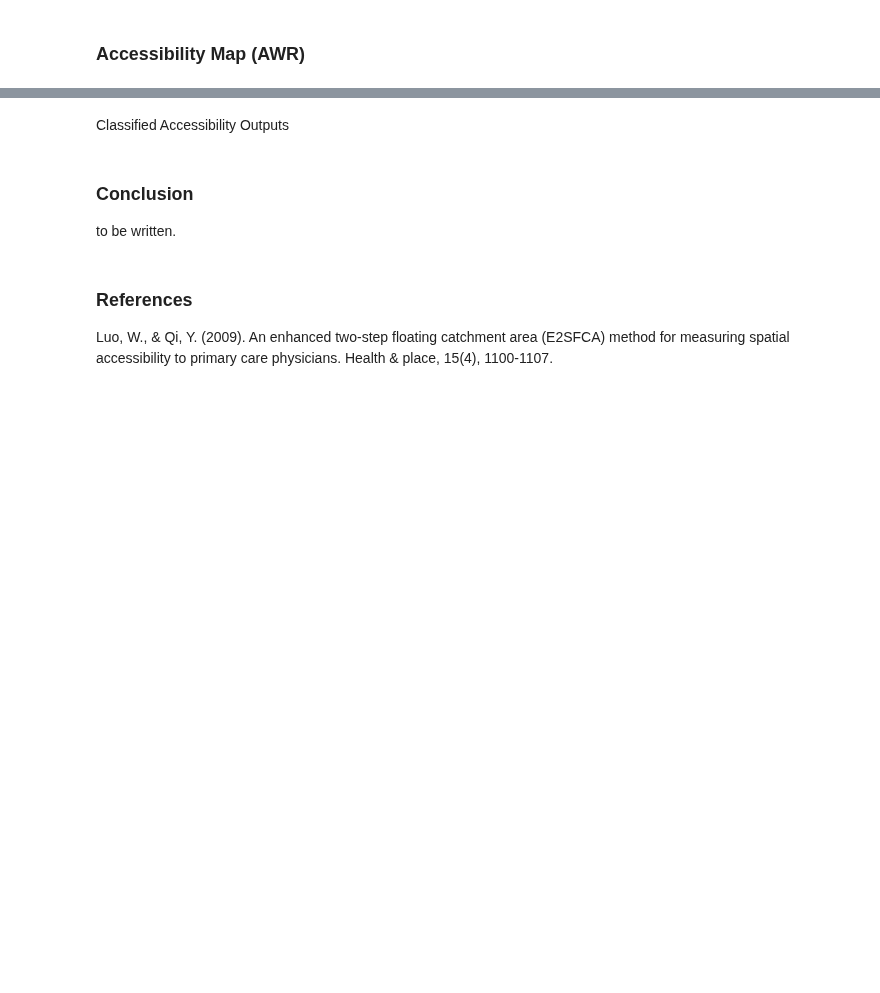
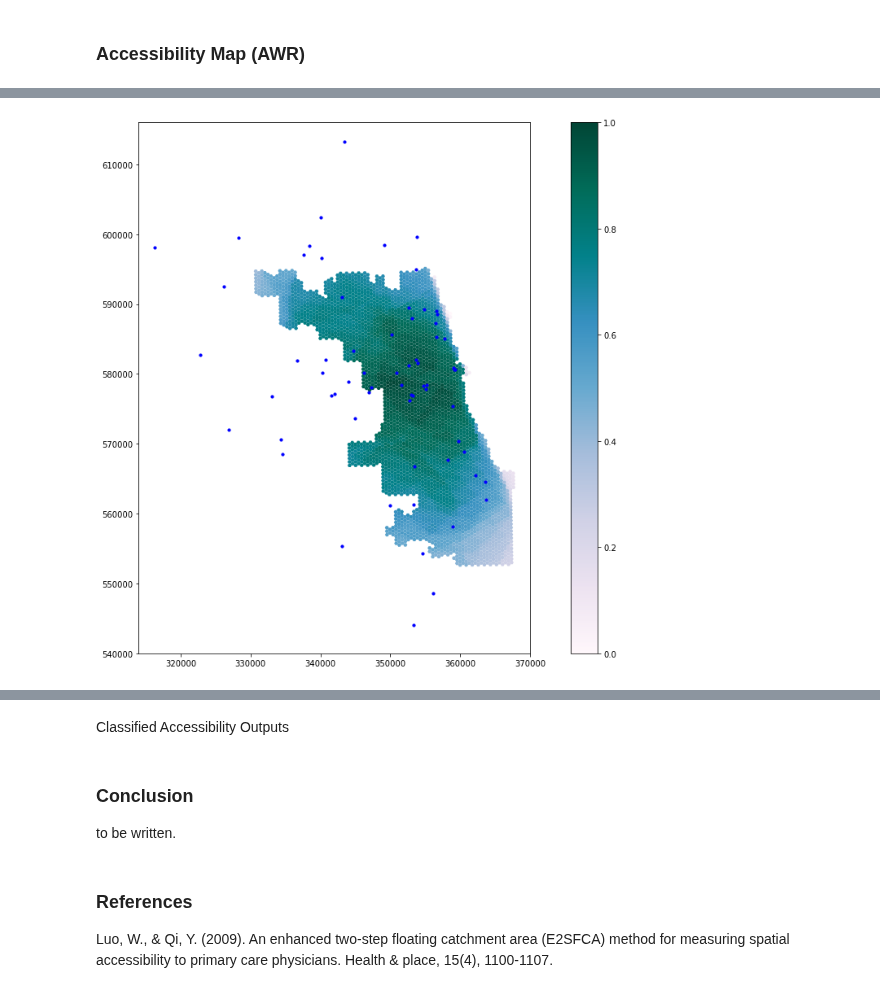
Before and after one commit to whprocter/RPr-Kang-2020, a Jupyter notebook: procedure/code/03-COVID-19Acc-Reanalysis.ipynb, the cells around one changed output, grey strips where cells are left out. Drawn from its saved outputs; the diff is of its cells as text; code cells hidden in the pictures; blank space fills up the shorter version.

```diff
--- a/procedure/code/03-COVID-19Acc-Reanalysis.ipynb
+++ b/procedure/code/03-COVID-19Acc-Reanalysis.ipynb
@@ -1060,5 +1060,6 @@ output_map(result, pop_data, hospitals, resource_dropdown.value)
 # %%
 %%time
 hospitals = hospitals.to_crs({'init': 'epsg:26971'})
-result_new = result_new.to_crs({'init': 'epsg:26971'})
+result_new = result.to_crs({'init': 'epsg:26971'})
 output_map(result_new, pop_data, hospitals, resource_dropdown.value)
+# %% [output]
@@ -1065,3 +1068,4 @@ output_map(result_new, pop_data, hospitals, resource_dropdown.value)
+[figure, added]
 # %%
 # Merge the two GeoDataFrames based on their geometry
 merged = pd.merge(result, result_new, how='inner', left_on='geometry', right_on='geometry')
```
Also changed, not shown: parts of 24 cells of this notebook.
